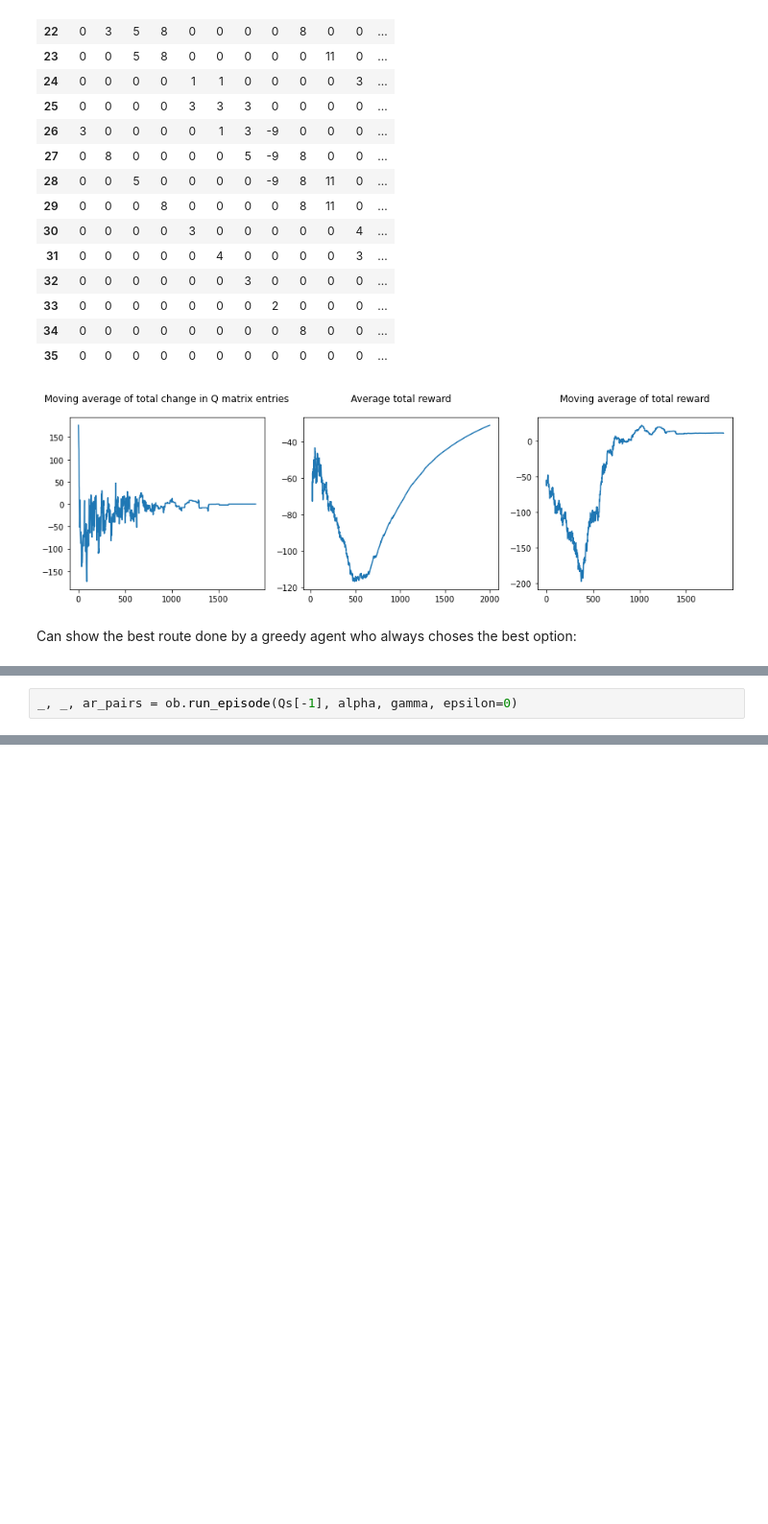
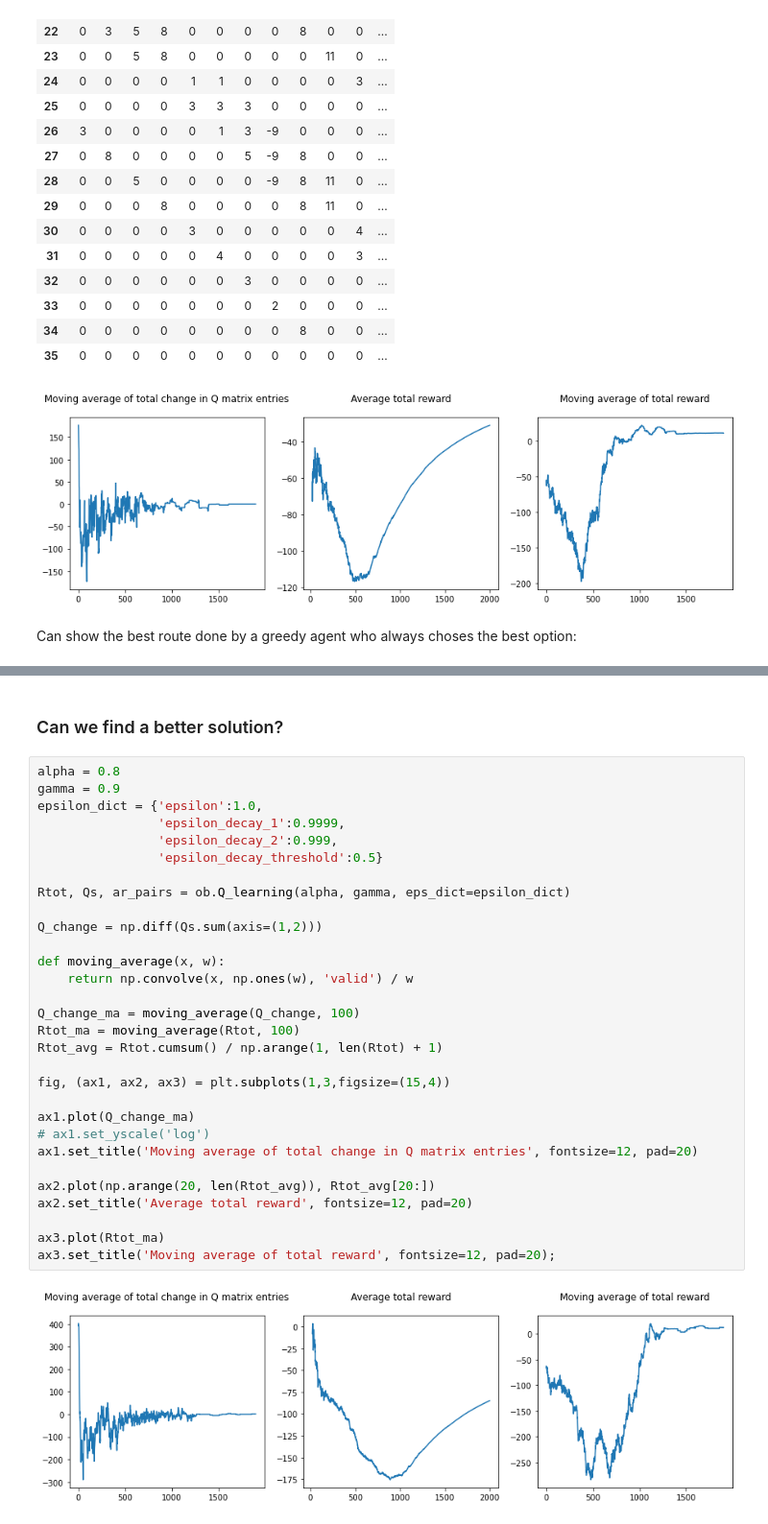
Before and after one commit to alexxcollins/Collins_Adib_INM707_CW, a Jupyter notebook: simple_example.ipynb, the cells around one changed output, grey strips where cells are left out. Shown at 96% size. Drawn from its saved outputs; the diff is of its cells as text; blank space fills up the shorter version.

```diff
--- a/simple_example.ipynb
+++ b/simple_example.ipynb
@@ -194,2 +189,0 @@ ar_pairs[-1].shape, np.isnan(ar_pairs[-1]).shape
-# %%
-_, _, ar_pairs = ob.run_episode(Qs[-1], alpha, gamma, epsilon=0)
@@ -195,0 +203,34 @@ _, _, ar_pairs = ob.run_episode(Qs[-1], alpha, gamma, epsilon=0)
+# %% [markdown]
+### Can we find a better solution?
+# %%
+alpha = 0.8
+gamma = 0.9
+epsilon_dict = {'epsilon':1.0,
+                'epsilon_decay_1':0.9999,
+                'epsilon_decay_2':0.999,
+                'epsilon_decay_threshold':0.5}
+
+Rtot, Qs, ar_pairs = ob.Q_learning(alpha, gamma, eps_dict=epsilon_dict)
+
+Q_change = np.diff(Qs.sum(axis=(1,2)))
+
+def moving_average(x, w):
+    return np.convolve(x, np.ones(w), 'valid') / w
+
+Q_change_ma = moving_average(Q_change, 100)
+Rtot_ma = moving_average(Rtot, 100)
+Rtot_avg = Rtot.cumsum() / np.arange(1, len(Rtot) + 1)
+
+fig, (ax1, ax2, ax3) = plt.subplots(1,3,figsize=(15,4))
+
+ax1.plot(Q_change_ma)
+# ax1.set_yscale('log')
+ax1.set_title('Moving average of total change in Q matrix entries', fontsize=12, pad=20)
+
+ax2.plot(np.arange(20, len(Rtot_avg)), Rtot_avg[20:])
+ax2.set_title('Average total reward', fontsize=12, pad=20)
+
+ax3.plot(Rtot_ma)
+ax3.set_title('Moving average of total reward', fontsize=12, pad=20);
+# %% [output]
+[figure, added]
```
Also changed, not shown: parts of 5 cells of this notebook.
